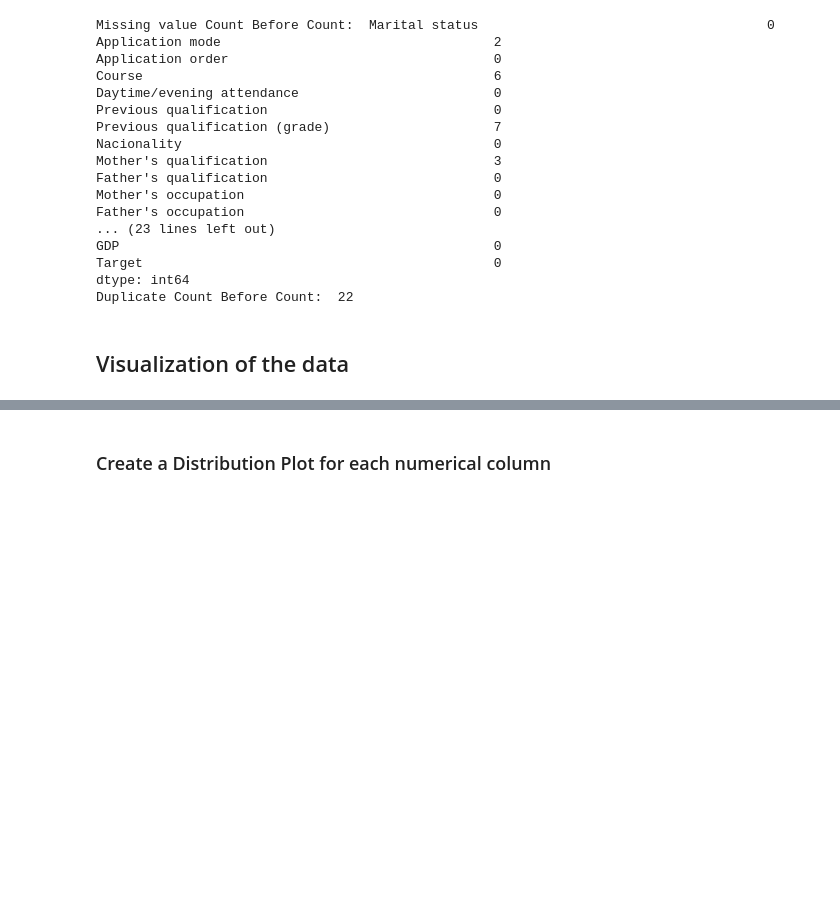
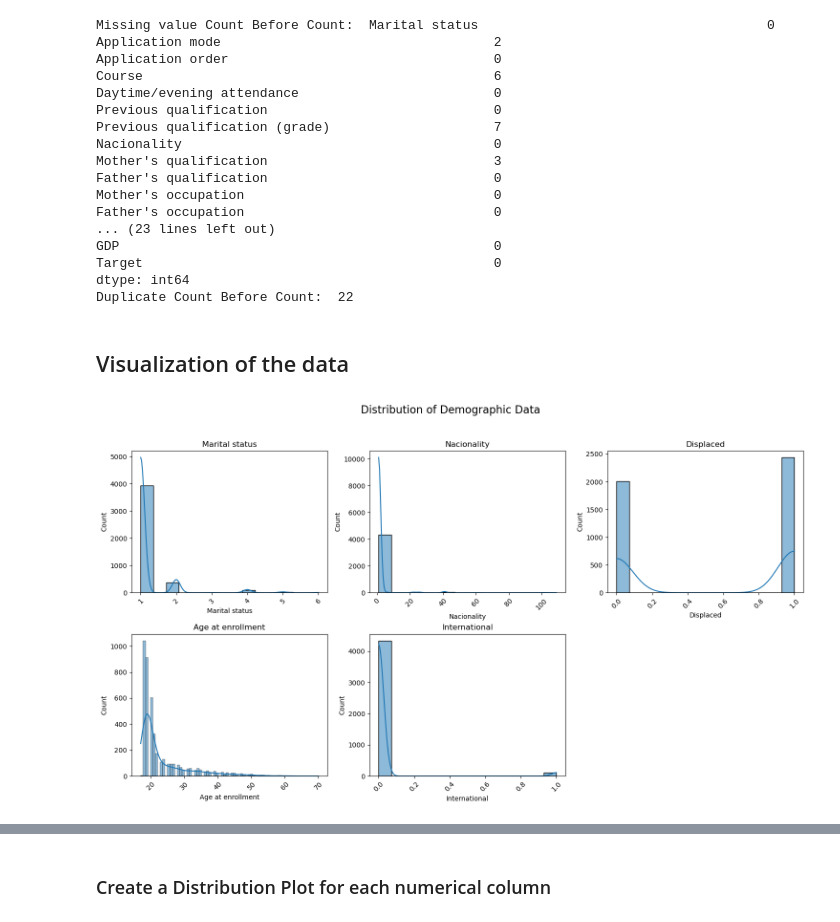
Before and after one commit to junyao0525/dm-ass, a Jupyter notebook: notebooks/main.ipynb, the cells around one changed output, grey strips where cells are left out. Saved outputs shown, nothing was run; the diff lists cells and outputs as text; code cells hidden in the pictures; blank space fills up the shorter version.

```diff
--- a/notebooks/main.ipynb
+++ b/notebooks/main.ipynb
@@ -201,3 +201,98 @@ dtype: int64
 Duplicate Count Before Count:  22
 # %% [markdown]
 ## Visualization of the data
+# %%
+demographic_data = ["Marital status","Nacionality","Displaced","Age at enrollment","International"]
+socioeconomics_data = [
+    "Father’s qualification",
+    "Mother’s qualification",
+    "Father’s occupation",
+    "Mother’s occupation",
+    "Educational special needs",
+    "Debtor",
+    "Tuition fees up to date",
+    "Scholarship holder"
+]
+economic_data = ["Unemployment rate","Inflation rate","GDP"]
+academic_enrollment = ["Application mode","Application order","Course","Daytime/evening attendance","Previous qualification"]
+academic_first_sem = [
+    "Curricular units 1st sem (credited)",
+    "Curricular units 1st sem (enrolled)",
+    "Curricular units 1st sem (evaluations)",
+    "Curricular units 1st sem (approved)",
+    "Curricular units 1st sem (grade)",
+    "Curricular units 1st sem (without evaluations)"
+]
+
+academic_second_sem = [
+    "Curricular units 2nd sem (credited)",
+    "Curricular units 2nd sem (enrolled)",
+    "Curricular units 2nd sem (evaluations)",
+    "Curricular units 2nd sem (approved)",
+    "Curricular units 2nd sem (grade)",
+    "Curricular units 2nd sem (without evaluations)"
+]
+
+target = ["Target"]
+
+categories = {
+    "Demographic Data": demographic_data,
+    "Socioeconomic Data": socioeconomics_data,
+    "Economic Data": economic_data,
+    "Academic Enrollment": academic_enrollment,
+    "Academic First Semester": academic_first_sem,
+    "Academic Second Semester": academic_second_sem,
+}
+
+
+def plot_distribution(df, categories):
+    for category, columns in categories.items():
+        # Filter valid columns
+        valid_columns = [col for col in columns if col in df.columns]
+
+        # Determine the number of figures needed (9 plots per figure)
+        num_columns = len(valid_columns)
+        num_figures = (num_columns // 9) + (1 if num_columns % 9 != 0 else 0)
+
+        # Create figures for each batch of 9 plots
+        for fig_num in range(num_figures):
+            plt.figure(figsize=(15, 12))
+            start_idx = fig_num * 9
+            end_idx = start_idx + 9
+            cols_to_plot = valid_columns[start_idx:end_idx]
+
+            for i, col in enumerate(cols_to_plot):
+                plt.subplot(3, 3, i + 1)
+                if df[col].dtype == 'object':
+                    sns.countplot(x=col, data=df)
+                else:
+                    sns.histplot(df[col], kde=True)
+                plt.title(col)
+                plt.xticks(rotation=45)
+
+            plt.tight_layout()
+            plt.suptitle(f"Distribution of {category} ", fontsize=16)
+            plt.subplots_adjust(top=0.9)
+            plt.show()
+
+# Call the function
+plot_distribution(df, categories)
+
+target = ["Target"]
+
+# Create a plot specifically for the target variable
+plt.figure(figsize=(8, 6))  # Adjust the figure size if needed
+
+# Check if the column exists and plot accordingly
+
+if df[target[0]].dtype == 'object':
+    sns.countplot(x=target[0], data=df)
+else:
+    sns.histplot(df[target[0]], kde=True)
+plt.title(f"Distribution of {target[0]}")
+plt.xticks(rotation=45)
+
+
+plt.tight_layout()
+# %% [output]
+[figure, added]
```
Also changed, not shown: parts of 18 cells of this notebook.
